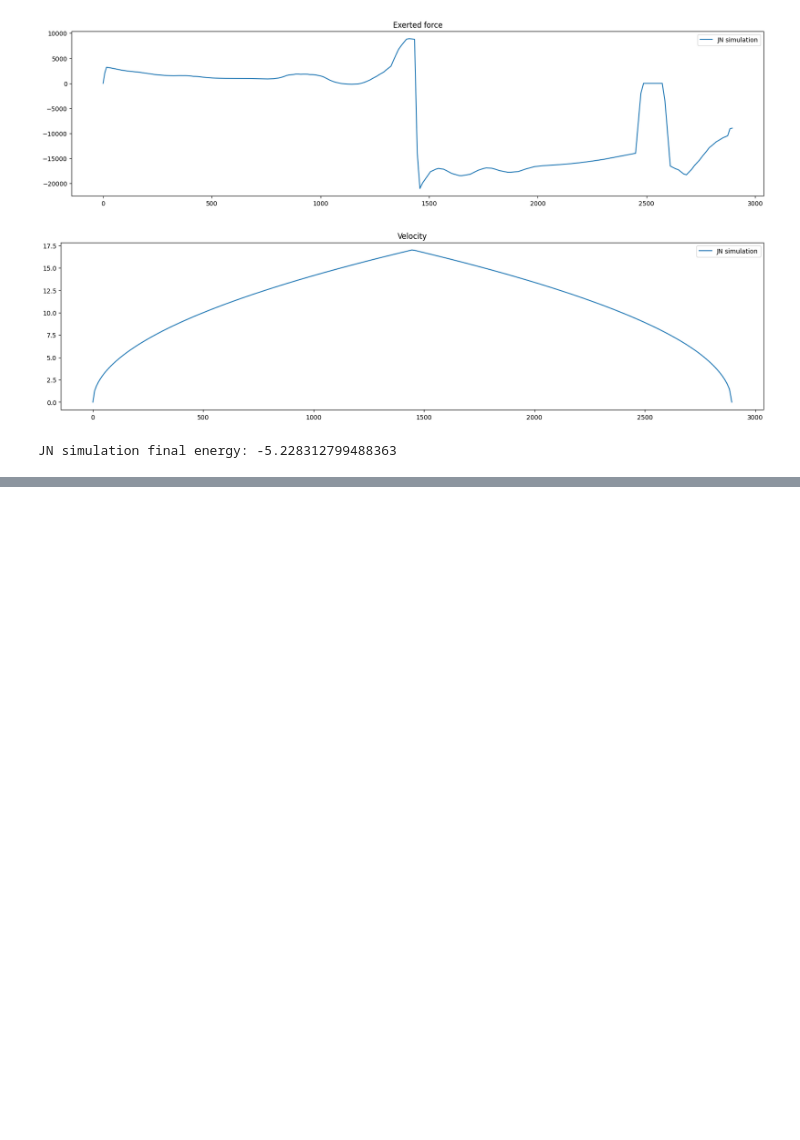
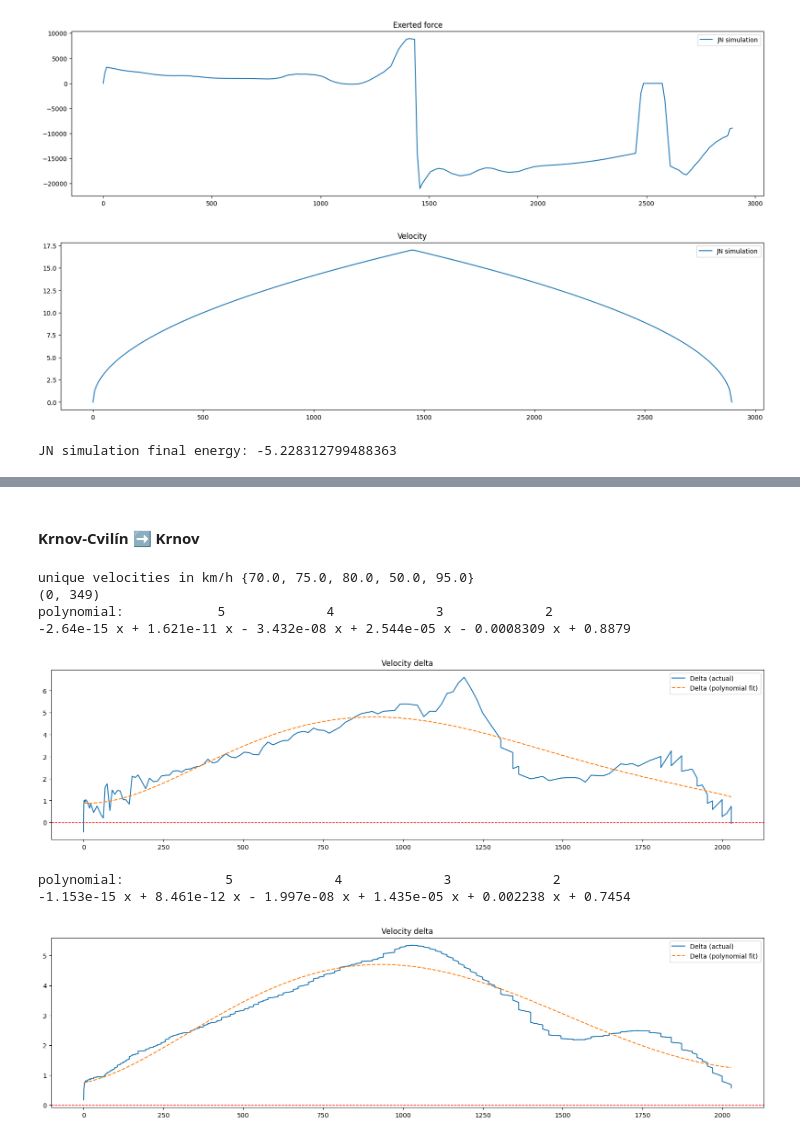
Before and after one commit to Sawy7/trainmap-consumption-api, a Jupyter notebook: train-exploration/train-exploration.ipynb, the cells around one changed output, grey strips where cells are left out. Drawn from its saved outputs; the diff is of its cells as text; code cells hidden in the pictures; blank space fills up the shorter version.

```diff
--- a/train-exploration/train-exploration.ipynb
+++ b/train-exploration/train-exploration.ipynb
@@ -629,0 +679,19 @@ JN simulation final energy: -5.228312799488363
+# %% [markdown]
+#### Krnov-Cvilín ➡️ Krnov
+# %%
+df_slice = df.loc[3680:4280] # Rozsah bodů mezi stanicemi
+map_velocity(df_slice, 90.213, "../testing-data/velocity-data/310-pj.json")
+deltas = draw_init_velocity_delta(
+    df_slice, "../testing-data/um7/um7capture_2023-09-29_06-26-06_krnov-krnov.geojson",
+    filter_window=50, fit_degree=5
+)
+all_velocity_deltas.append(deltas)
+# %% [output]
+unique velocities in km/h {70.0, 75.0, 80.0, 50.0, 95.0}
+(0, 349)
+polynomial:            5             4             3             2
+-2.64e-15 x + 1.621e-11 x - 3.432e-08 x + 2.544e-05 x - 0.0008309 x + 0.8879
+[figure, added]
+polynomial:             5             4             3             2
+-1.153e-15 x + 8.461e-12 x - 1.997e-08 x + 1.435e-05 x + 0.002238 x + 0.7454
+[figure, added]
```
Also changed, not shown: parts of 25 cells of this notebook, 1 other file.
